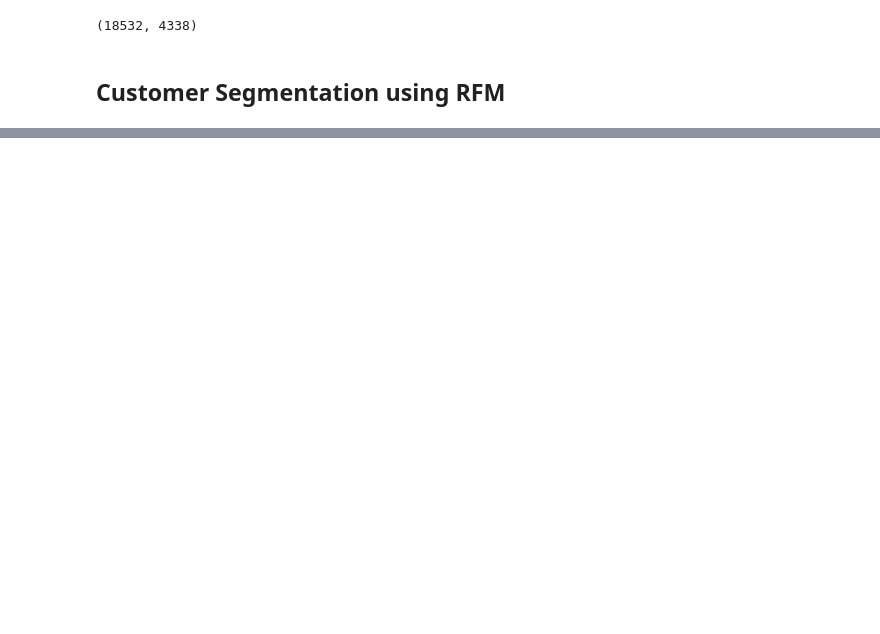
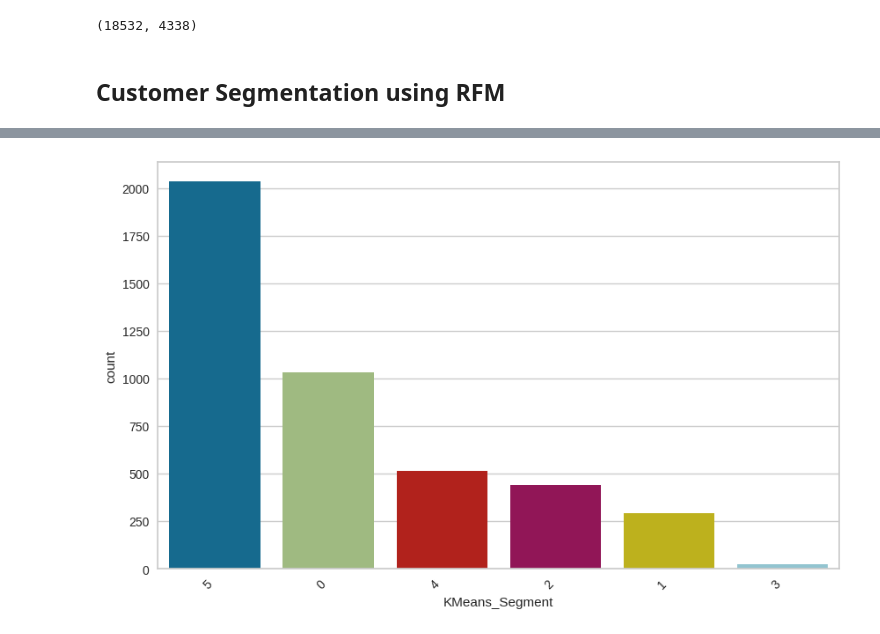
Before and after one commit to jaydeep-1998/-Customer-Segmentation-For-Marketing-Campaign-Analysis, a Jupyter notebook: RFM segmentation/Customer Segmentation RFM vs k-means Clustering.ipynb, the cells around one changed output, grey strips where cells are left out. Drawn from its saved outputs; the diff is of its cells as text; code cells hidden in the pictures; blank space fills up the shorter version.

```diff
--- a/RFM segmentation/Customer Segmentation RFM vs k-means Clustering.ipynb
+++ b/RFM segmentation/Customer Segmentation RFM vs k-means Clustering.ipynb
@@ -284,0 +325,18 @@ plt.show()
+# %%
+# Getting the optimal k value from the elbow method
+optimal_k = elbow.elbow_value_
+
+# Creating an instance of KMeans with the optimal number of clusters
+kmeans = KMeans(n_clusters=optimal_k).fit(data_kmeans_scaled)
+
+# Inverse transforming the cluster centers to the original scale
+cluster_center = sc.inverse_transform(kmeans.cluster_centers_)
+cluster_center = [[round(val, 1) for val in row] for row in cluster_center]
+
+print(cluster_center)
+
+# Assigning cluster labels to each data point
+data_kmeans["KMeans_Segment"] = kmeans.labels_
+
+# Displaying the first few rows of the KMeans segmented data
+data_kmeans.head()
@@ -284,0 +355,5 @@ plt.show()
+# %%
+# Using the countplot function to visualize the distribution of data points in each cluster
+countplot(data_kmeans, 'KMeans_Segment')
+# %% [output]
+[figure, added]
```
Also changed, not shown: parts of 58 cells of this notebook, 1 other file.
